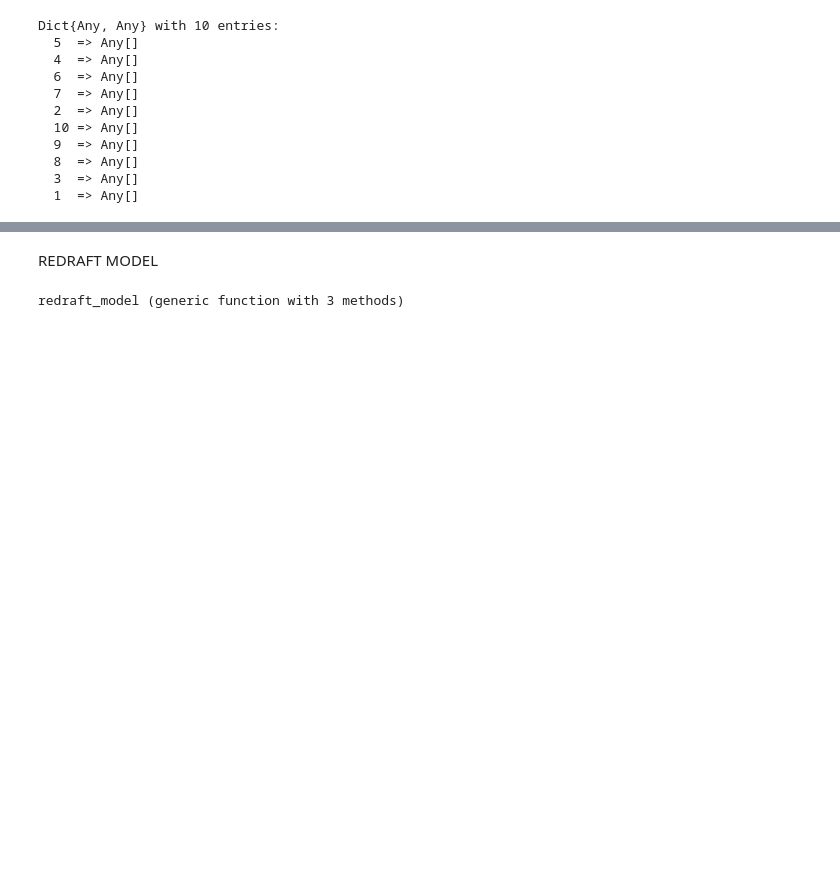
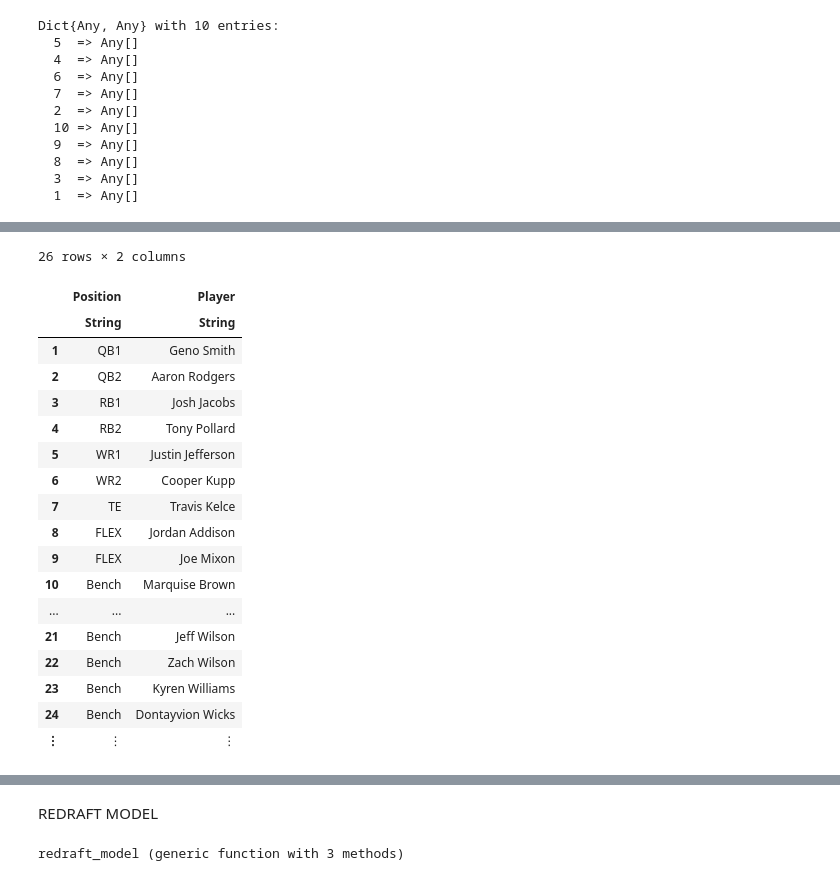
Before and after one commit to zbell99/fantasyFB_draft_models, a Jupyter notebook: dynasty_ff.ipynb, the cells around one changed output, grey strips where cells are left out. Saved outputs shown, nothing was run; the diff lists cells and outputs as text; code cells hidden in the pictures; blank space fills up the shorter version.

```diff
--- a/dynasty_ff.ipynb
+++ b/dynasty_ff.ipynb
@@ -243,0 +237,22 @@ r2
+# %%
+view_roster(5)
+# %% [output]
+26 rows × 2 columns
+|  | Position | Player |
+|  | String | String |
+| 1 | QB1 | Geno Smith |
+| 2 | QB2 | Aaron Rodgers |
+| 3 | RB1 | Josh Jacobs |
+| 4 | RB2 | Tony Pollard |
+| 5 | WR1 | Justin Jefferson |
+| 6 | WR2 | Cooper Kupp |
+| 7 | TE | Travis Kelce |
+| 8 | FLEX | Jordan Addison |
+| 9 | FLEX | Joe Mixon |
+| 10 | Bench | Marquise Brown |
+| ... | ... | ... |
+| 21 | Bench | Jeff Wilson |
+| 22 | Bench | Zach Wilson |
+| 23 | Bench | Kyren Williams |
+| 24 | Bench | Dontayvion Wicks |
+| ⋮ | ⋮ | ⋮ |
```
Also changed, not shown: parts of 6 cells of this notebook.
